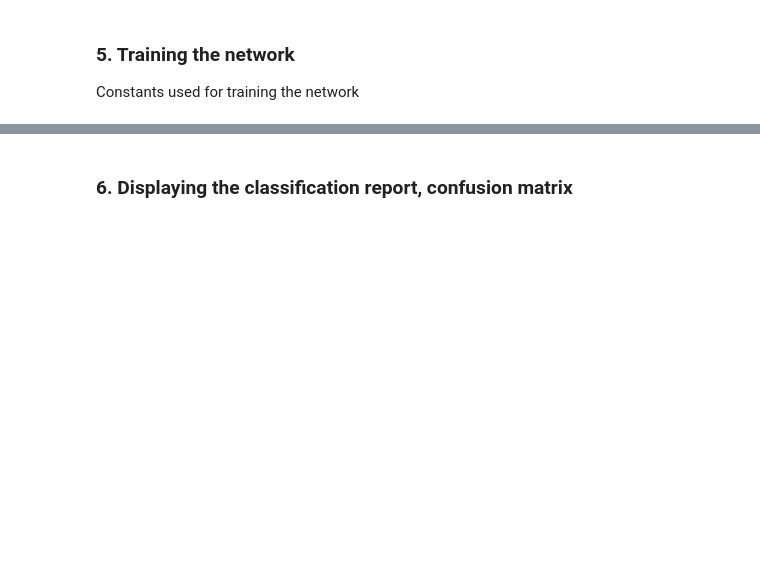
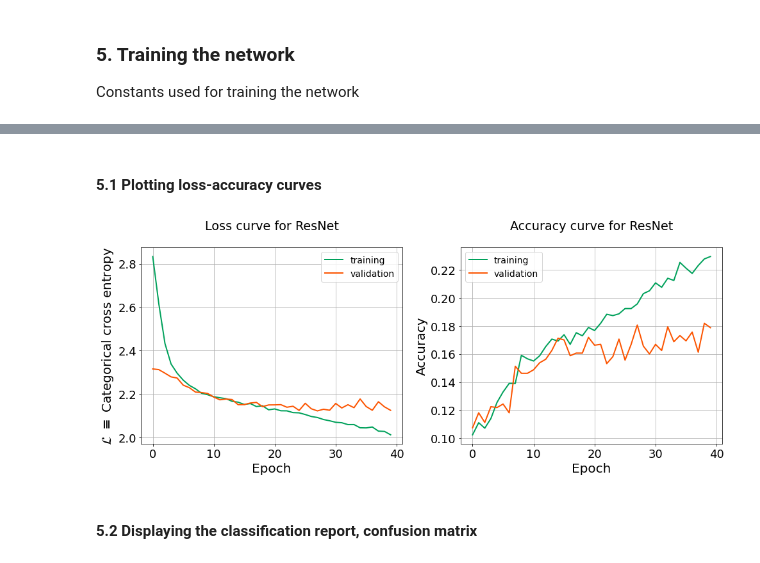
Before and after one commit to SoumyaShreeram/Microlensing_with_NeuralNets, a Jupyter notebook: 05_Testing_NNs_Season_Gaps_without_Interpolation.ipynb, the cells around one changed output, grey strips where cells are left out. Cells and saved outputs as stored; diff of their text form; code cells hidden in the pictures; blank space fills up the shorter version.

```diff
--- a/05_Testing_NNs_Season_Gaps_without_Interpolation.ipynb
+++ b/05_Testing_NNs_Season_Gaps_without_Interpolation.ipynb
@@ -131,7 +136,7 @@ Note that if you are running this from colab, need to have these `.py` files in
 Default constants that can be modified.
 # %%
 # choose which network to use (default CNN2)
-CNN1, CNN2, ResNet = False, True, False
+CNN1, CNN2, ResNet = False, False, True
 
 model_types = [CNN1, CNN2, ResNet]
 model_name_list = ['CNN1','CNN2','ResNet']
@@ -246,22 +250,8 @@ if ResNet:
 
 Constants used for training the network
 # %%
-validtrain_split_ratio = 0.2  # % of the seen dataset to be put aside for validation, rest is for training
-max_epochs = 30  # maxmimum number of epochs to be iterated
+validation_split_ratio = 0.2  # % of the seen dataset to be put aside for validation, rest is for training
+max_epochs = 40  # maxmimum number of epochs to be iterated
 batch_size = 60   # batch size for the training data set
 num_inputs = 1
+verbose = 0
-# %%
-if sampling == 1 and num_pieces == 1:
-  model, history = nnet.fit_model_generator(model, train_l_curves, onehot_train, \
-                    num_inputs = num_inputs, batch_size = batch_size, \
-                    epochs = max_epochs, validation_split = validtrain_split_ratio, \
-                    verbose = 1)
-else:
-  data_prep = nnet.prepareDataSampleCuts(train_l_curves, sampling, num_pieces)
-
-  model, history = nnet.fit_model_generator(model, data_prep, onehot_train, \
-                    num_inputs = num_inputs, batch_size = batch_size, \
-                    epochs = max_epochs, validation_split = validtrain_split_ratio, \
-                    verbose = 1)
-
-print('Training completed')
@@ -285,0 +258,14 @@ Epoch 10/30
+# %%
+if CNN1:
+  model_history, accuracy = nnet.compileFitEvaluateModel(model, trainX, trainy, testX, testy, loss, optimizer, metrics,\
+                                                       verbose, epochs, batch_size, validation_split)
+
+# trains the model
+model, model_history = nnet.trainModel(model, trainX, trainy, batch_size, \
+                                       max_epochs, validation_split_ratio, verbose)
+
+# evaluates and predicts the results from the trained model
+results, predictions = nnet.evaluatePredictModel(model, testX, testy, verbose)
+
+print('Training completed')
+print('[test loss, test acc] = ', results)
@@ -286,14 +290,18 @@ Epoch 10/30
+# %% [markdown]
+#### 5.1 Plotting loss-accuracy curves
 # %%
 # plots the history
 fig, ax = plt.subplots(1,2, figsize=(14,6))
 labels = ['training', 'validation']
 loss_Accuracy = ['loss', 'val_loss', 'categorical_accuracy', 'val_categorical_accuracy']
 
-model_history = history.history
+model_history = model_history.history
 dat.plotLoss(ax[0], model_history, loss_Accuracy, model_name, labels)
 dat.plotAccuracy(ax[1], model_history, loss_Accuracy, model_name, labels)
 
-fig.savefig(save_image_dir+'/LandA_%s_epochs_%d.png'%(model_name, max_epochs))
+fig.savefig(save_image_dir+'/LandA_%s_epochs_%d_noInter.png'%(model_name, max_epochs))
 fig.tight_layout()
+# %% [output]
+[figure, added]
 # %% [markdown]
-### 6. Displaying the classification report, confusion matrix
+#### 5.2 Displaying the classification report, confusion matrix
```
Also changed, not shown: parts of 15 cells of this notebook.
